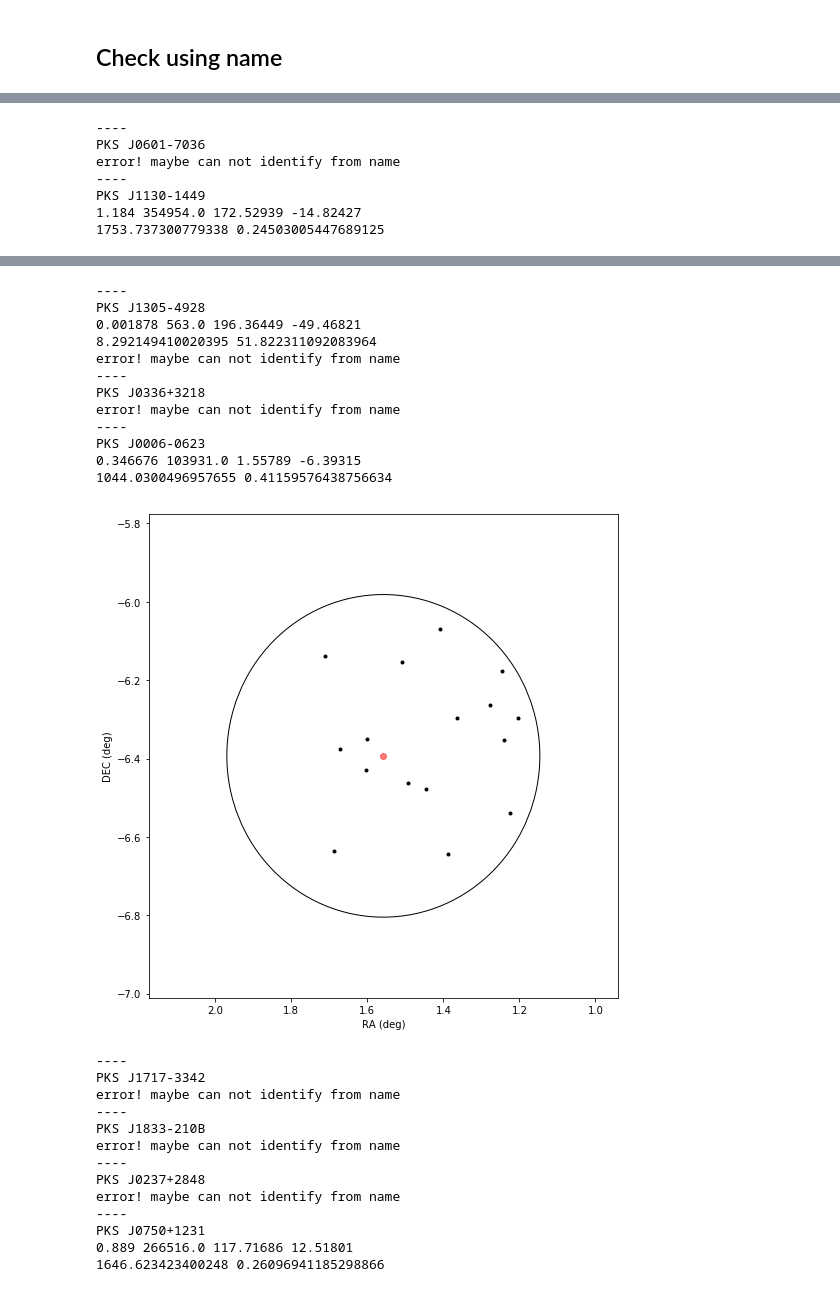
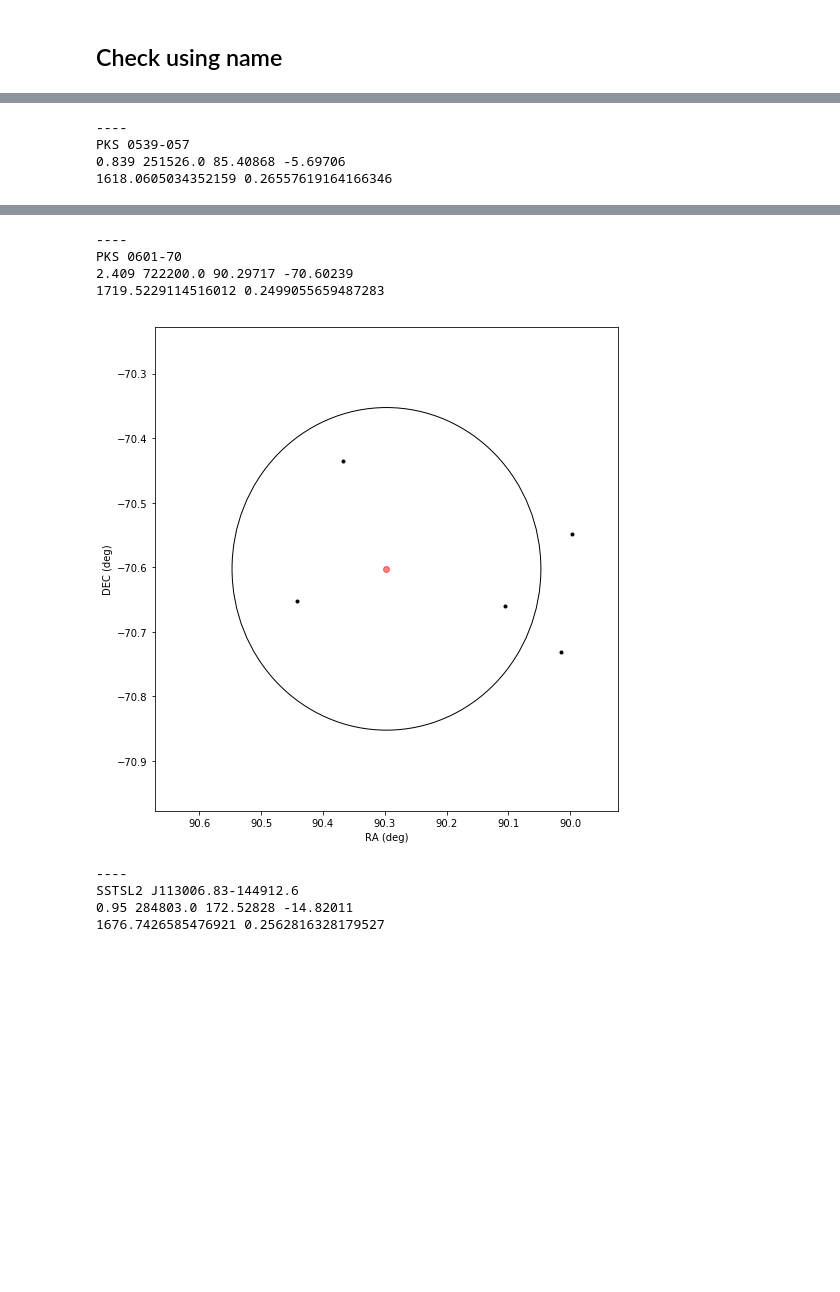
Before and after one commit to bosscha/alma-calibrator, a Jupyter notebook: notebooks/2mass/2MASS_test03_object_in_the_list_extended.ipynb, the cells around one changed output, grey strips where cells are left out. Saved outputs shown, nothing was run; the diff lists cells and outputs as text; code cells hidden in the pictures; blank space fills up the shorter version.

```diff
--- a/notebooks/2mass/2MASS_test03_object_in_the_list_extended.ipynb
+++ b/notebooks/2mass/2MASS_test03_object_in_the_list_extended.ipynb
@@ -1,10 +1,11 @@
 # %%
 import sys
-sys.path.append('../alma-calibrator/src/utils/')
+sys.path.append('../../src/utils/')
 
 from galenv import *
 
 from astroquery.irsa import Irsa
+Irsa.ROW_LIMIT = 5000
 
 %matplotlib inline
 # %%
@@ -57,20 +58,27 @@ ga = Galenv()
 # %% [markdown]
 ## Check using name
 # %%
-objlist = ['J0541-0211', 'J1733-3722', 'J1610-3958', 'J1743-0350', 'J2253+1608',
-           'J1851+0035', 'J0541-0541', 'J0601-7036', 'J1130-1449', 'J1305-4928',
-           'J0336+3218', 'J0006-0623', 'J1717-3342', 'J1833-210B', 'J0237+2848',
-           'J0750+1231', 'J1751+0939', 'J0948+0022', 'J1107-4449', 'J1256-0547',
-           'J1830+0619', 'J1225+1253',
-           'J0747-3310', 'J1516+1932', 'J0438+3004', 'J2134-0153', 'J2226+0052',
-           'J0426+2327', 'J1626-2951', 'J1058-8003']
+# objlist = ['J0541-0211', 'J1733-3722', 'J1610-3958', 'J1743-0350', 'J2253+1608',
+#            'J1851+0035', 'J0541-0541', 'J0601-7036', 'J1130-1449', 'J1305-4928',
+#            'J0336+3218', 'J0006-0623', 'J1717-3342', 'J1833-210B', 'J0237+2848',
+#            'J0750+1231', 'J1751+0939', 'J0948+0022', 'J1107-4449', 'J1256-0547',
+#            'J1830+0619', 'J1225+1253',
+#            'J0747-3310', 'J1516+1932', 'J0438+3004', 'J2134-0153', 'J2226+0052',
+#            'J0426+2327', 'J1626-2951', 'J1058-8003']
+
+
+objlist = ['WISE J161021.87-395858.4', '[HB89] 1741-038', '3C 454.3', 'PKS 0539-057', 'PKS 0601-70', 'SSTSL2 J113006.83-144912.6',
+          'NGC 4945', '[HB89] 0333+321 ABS01', 'PKS 0003-066', 'PKS 1830-21', '[HB89] 0234+285', '[HB89] 0748+126',
+          '[HB89] 1749+096', 'WISE J094857.31+002225.6', '[HB89] 1104-445', '3C 279', 'WISE J183005.92+061915.7',
+          'MESSIER 084', '[HB89] 1514+197', 'LQAC 069+030 001', '[HB89] 2131-021', '4C +00.81', 'LQAC 066+023 001',
+          'PKS 1622-29', 'PKS 1057-79']
 
 # typical size (diameter) of galaxy cluster => 2 - 10 Mpc
 tangential_dist = 7.5 # Mpc
 
 
 for obj in objlist:
-    objname = 'PKS ' + obj
+    objname = obj #'PKS ' + obj
     try:
         print(objname)
         z, v0, ra, dec = ga.queryobject_byname(objname)
@@ -120,7 +116,4 @@ PKS J0541-0541
 ----
-PKS J0601-7036
-error! maybe can not identify from name
-----
-PKS J1130-1449
-1.184 354954.0 172.52939 -14.82427
-1753.737300779338 0.24503005447689125
+PKS 0539-057
+0.839 251526.0 85.40868 -5.69706
+1618.0605034352159 0.26557619164166346
@@ -128,26 +121,9 @@ PKS J1130-1449
 ----
-PKS J1305-4928
-0.001878 563.0 196.36449 -49.46821
-8.292149410020395 51.822311092083964
-error! maybe can not identify from name
-----
-PKS J0336+3218
-error! maybe can not identify from name
-----
-PKS J0006-0623
-0.346676 103931.0 1.55789 -6.39315
-1044.0300496957655 0.41159576438756634
+PKS 0601-70
+2.409 722200.0 90.29717 -70.60239
+1719.5229114516012 0.2499055659487283
-[figure, old version]
+[figure, new version]
 ----
-PKS J1717-3342
-error! maybe can not identify from name
-----
-PKS J1833-210B
-error! maybe can not identify from name
-----
-PKS J0237+2848
-error! maybe can not identify from name
-----
-PKS J0750+1231
-0.889 266516.0 117.71686 12.51801
-1646.623423400248 0.26096941185298866
+SSTSL2 J113006.83-144912.6
+0.95 284803.0 172.52828 -14.82011
+1676.7426585476921 0.2562816328179527
```
Also changed, not shown: parts of 1 cell of this notebook, 36 other files.
